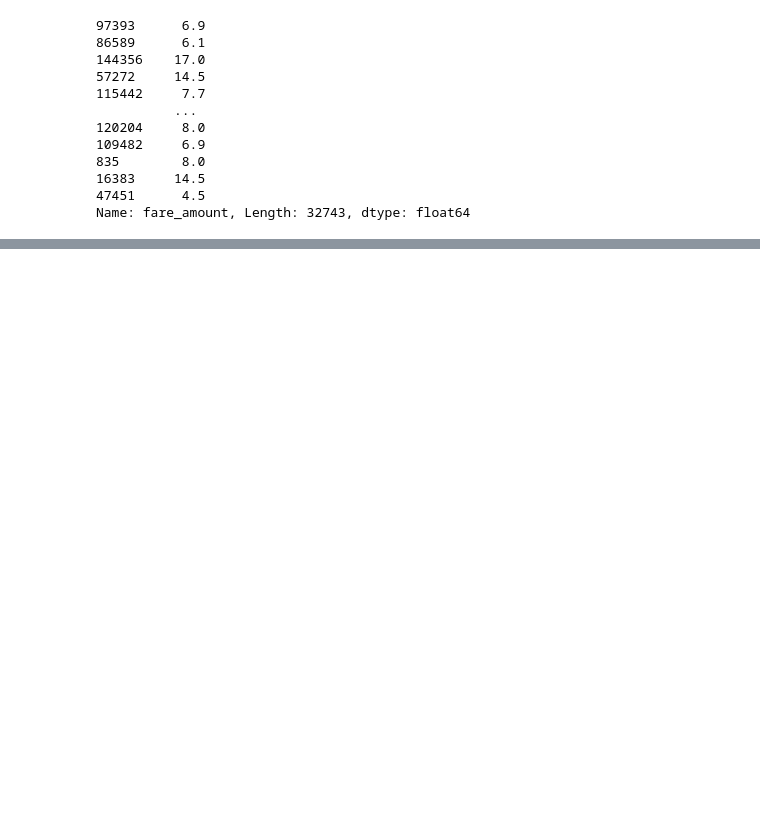
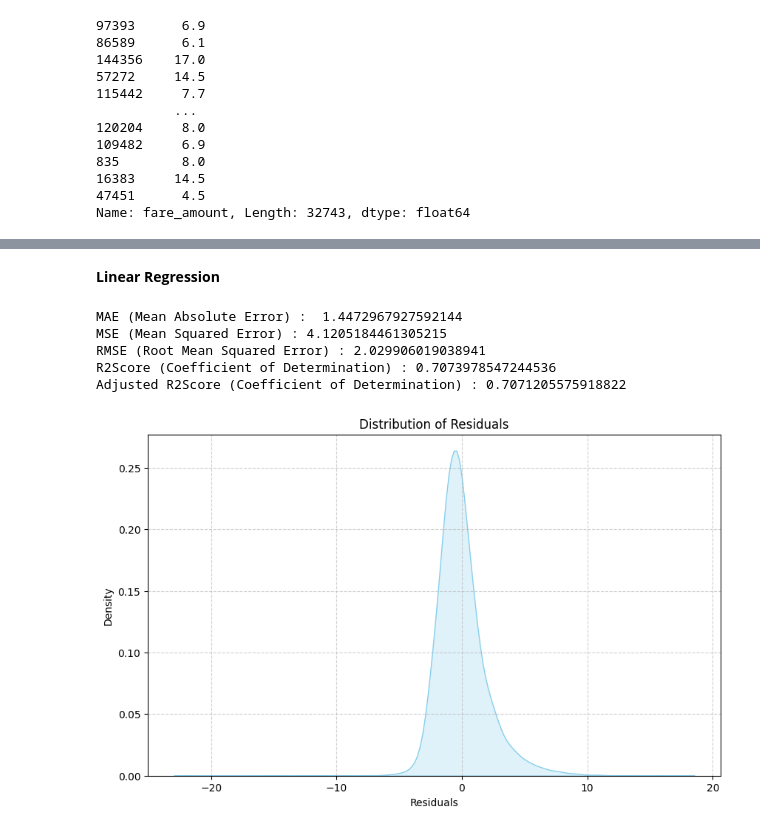
Before and after one commit to BKAPADIA04/Farely, a Jupyter notebook: codes/model.ipynb, the cells around one changed output, grey strips where cells are left out. Saved outputs shown, nothing was run; the diff lists cells and outputs as text; code cells hidden in the pictures; blank space fills up the shorter version.

Commit message:
Done with Linear,Polynomial and Regularization

```diff
--- a/codes/data_preprocess.ipynb
+++ b/codes/model.ipynb
@@ -373,0 +389,31 @@ r2_score(y_test, y_pred)
+# %% [markdown]
+**Linear Regression**
+# %%
+from sklearn.linear_model import LinearRegression
+LR = LinearRegression()
+LR.fit(X_train,y_train)
+y_pred_LR = LR.predict(X_test)
+# %%
+print("MAE (Mean Absolute Error) : ",mean_absolute_error(y_test,y_pred_LR))
+print("MSE (Mean Squared Error) :",mean_squared_error(y_test,y_pred_LR))
+print("RMSE (Root Mean Squared Error) :",np.sqrt(mean_squared_error(y_test,y_pred_LR)))
+print("R2Score (Coefficient of Determination) :",r2_score(y_test,y_pred_LR))
+print("Adjusted R2Score (Coefficient of Determination) :",adjusted_r2score(r2_score(y_test,y_pred_LR)))
+# %% [output]
+MAE (Mean Absolute Error) :  1.4472967927592144
+MSE (Mean Squared Error) : 4.1205184461305215
+RMSE (Root Mean Squared Error) : 2.029906019038941
+R2Score (Coefficient of Determination) : 0.7073978547244536
+Adjusted R2Score (Coefficient of Determination) : 0.7071205575918822
+# %%
+residuals = y_test - y_pred_LR
+
+plt.figure(figsize=(10, 6))
+sns.kdeplot(x=residuals, fill=True, color='skyblue', bw_adjust=1.5)
+plt.title('Distribution of Residuals')
+plt.xlabel('Residuals')
+plt.ylabel('Density')
+plt.grid(True, linestyle='--', alpha=0.6)
+plt.show()
+# %% [output]
+[figure, added]
```
Also changed, not shown: parts of 38 cells of this notebook.
